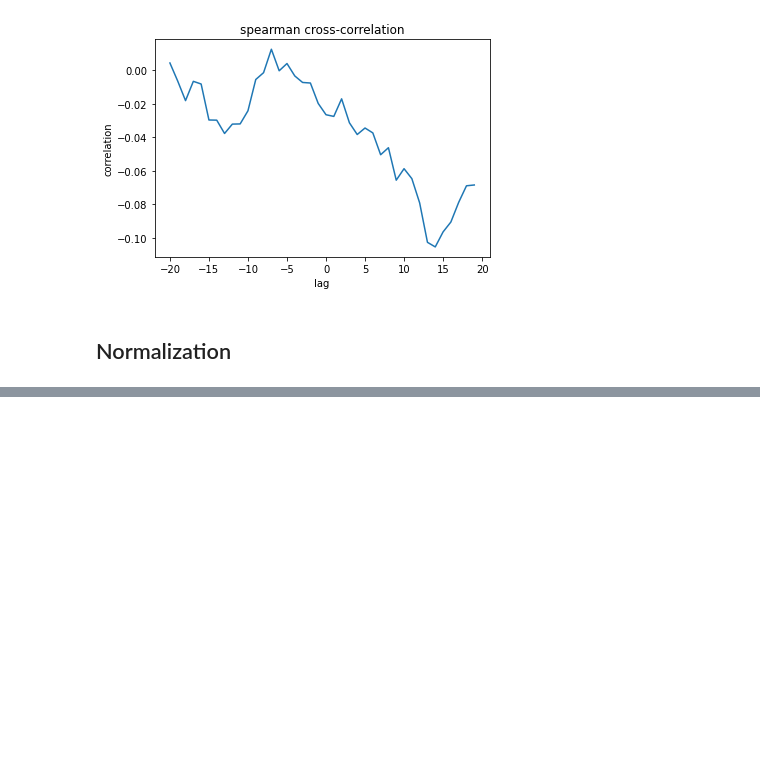
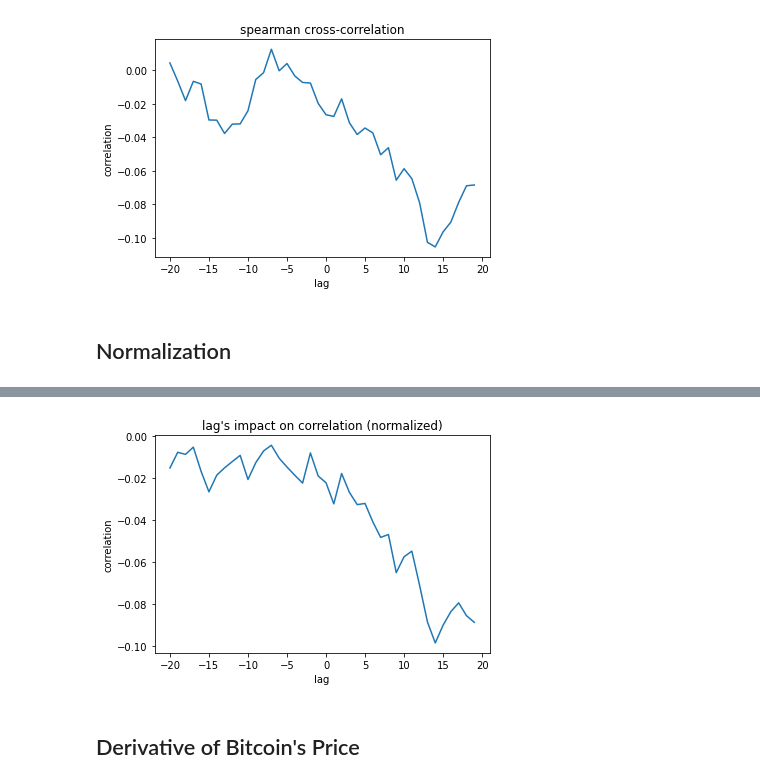
Before and after one commit to hugopobil/tfm_hugopobil, a Jupyter notebook: scratches/bitcoin_price_analysis_kaggle/03_bitcoint_price.ipynb, the cells around one changed output, grey strips where cells are left out. Cells and saved outputs as stored; diff of their text form; code cells hidden in the pictures; blank space fills up the shorter version.

```diff
--- a/scratches/bitcoin_price_analysis_kaggle/03_bitcoint_price.ipynb
+++ b/scratches/bitcoin_price_analysis_kaggle/03_bitcoint_price.ipynb
@@ -92,0 +117,15 @@ plot_correlation(tweets = tweets_grouped,
+# %%
+xcov = [crosscorr(detax=tweets_grouped,
+                  detay=btc_usd_grouped,
+                  method='pearson',
+                  lag=i) for i in range(-20,20)]
+
+plt.plot(range(-20,20), xcov)
+plt.title("lag's impact on correlation (normalized)")
+plt.xlabel("lag")
+plt.ylabel("correlation")
+plt.show()
+# %% [output]
+[figure, added]
+# %% [markdown]
+## Derivative of Bitcoin's Price
```
Also changed, not shown: parts of 7 cells of this notebook, 5 other files.
